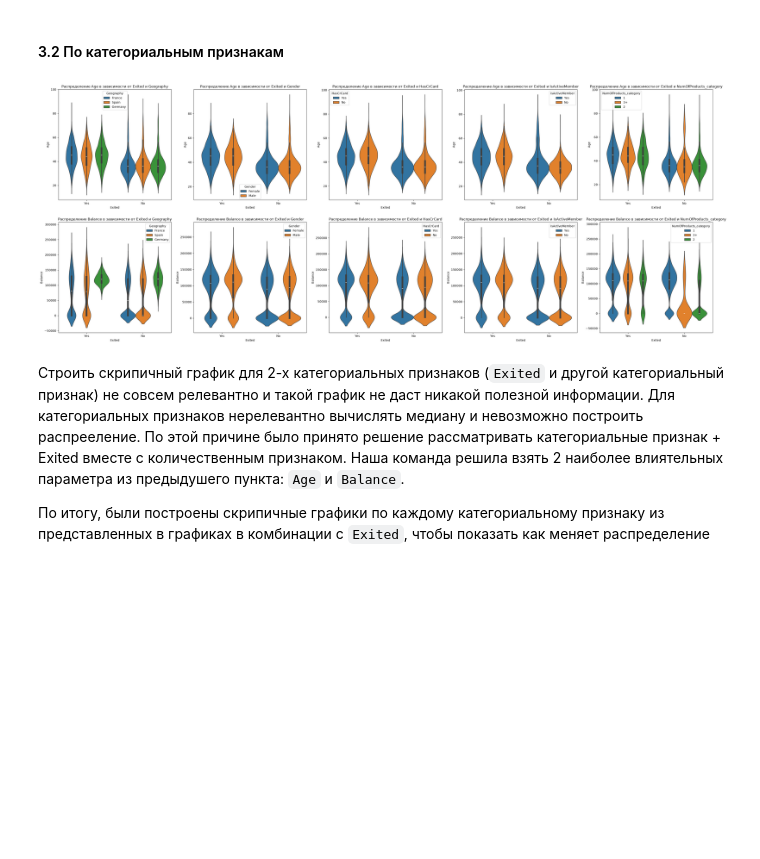
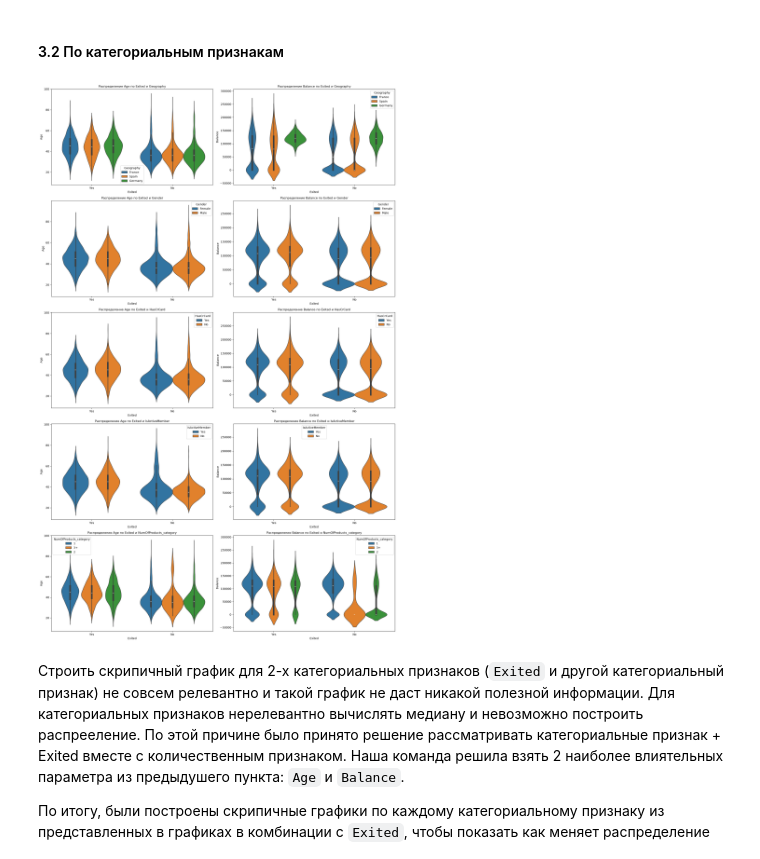
Before and after one commit to ddoszcx/bank-customer-churn, a Jupyter notebook: ПРОЕКТ (1).ipynb, the cells around one changed output. Cells and saved outputs as stored; diff of their text form; code cells hidden in the pictures; blank space fills up the shorter version.

````diff
--- a/ПРОЕКТ (1).ipynb
+++ b/ПРОЕКТ (1).ipynb
@@ -167,9 +180,9 @@ for i in range(len(numeric_cols)):
 # %%
 
-lst = ["CreditScore", "Age", "NumOfProducts"]
+lst = ["CreditScore", "Age"] # убрали NumOfProducts поскольку он не является непрерывнной переменной
 
-fig, ax = plt.subplots(1, 3, figsize=(20, 4)) # создаем сетку графиков с 1 строкой и 4 столбцами (для каждого признака в lst)
+fig, ax = plt.subplots(1, len(lst), figsize=(20, 4)) # создаем сетку графиков с 1 строкой и 2 столбцами (для каждого признака в lst)
 for i in range(len(lst)):
     ax[i].set_title(lst[i]) # добавляем заголовки на графики
-    ax[i].hist(df_clean[lst[i]]) # рисуем гистограммы
+    ax[i].hist(df_clean[lst[i]], bins = 25, density = True) # рисуем гистограммы
 # %% [output]
@@ -275,15 +289,13 @@ df_train, df_test = train_test_split(df_clean, test_size=0.2, random_state=42)
 
 df_train_clean = df_train.copy()
 
-a = ["Age"]
 
-for i in a:
-    q1 = df_train_clean[i].quantile(0.25)
-    q3 = df_train_clean[i].quantile(0.75)
-    IQR = q3 - q1
-    left = q1 - 1.5 * IQR
-    right = q3 + 1.5 * IQR
-    df_train_clean = df_train_clean[df_train_clean[i].between(left, right)]
+q1 = df_train_clean['Age'].quantile(0.25)
+q3 = df_train_clean['Age'].quantile(0.75)
+IQR = q3 - q1
+left = q1 - 1.5 * IQR
+right = q3 + 1.5 * IQR
+df_train_clean = df_train_clean[df_train_clean['Age'].between(left, right)]
 
 df_train_clean['Age_Category'] = df_train_clean['Age'].apply(g)
 df_train['Age_Category'] = df_train['Age'].apply(g)
@@ -410,11 +373,14 @@ df_clean_new["ln_Age"] = np.log(df_clean_new["Age"]) # новый признак
 numeric_cols_new = ['CreditScore', 'Age', "ln_Age", 'Tenure', 'Balance', 'EstimatedSalary'] # новый список количественных признаков
 
 
-fig, ax = plt.subplots(2, 3, figsize=(30, 10))
+# 3 строки, 2 столбца
+fig, ax = plt.subplots(3, 2, figsize=(16, 15))
 
 ax = ax.flatten()
 
 for i in range(len(numeric_cols_new)):
+    sns.histplot(df_clean_new[numeric_cols_new[i]], bins=40, kde=True, ax=ax[i])  # рисуем гистограммы с линиями KDE
 
-    sns.histplot(df_clean_new[numeric_cols_new[i]], bins=40, kde=True, ax=ax[i])  # рисуем гистограммы с линиями KDE
+plt.tight_layout()
+plt.show()
 # %% [output]
@@ -521,25 +504,25 @@ for i in range(len(numeric_cols_new)):
 # %%
 a = ["Age", "Balance"]
 
 categorical_cols_special = ['Geography', 'Gender', 'HasCrCard', 'IsActiveMember', "NumOfProducts_category"]
 
-fig, ax = plt.subplots(2, 5, figsize=(40, 15))
-
+# 5 строк, 2 колонки. Подходящий размер под вертикальную сетку
+fig, ax = plt.subplots(5, 2, figsize=(18, 28))
 ax = ax.flatten()
 
 index = 0
 
-for i in range(len(a)):
-    for j in range(len(categorical_cols_special)):
 
+for cat in categorical_cols_special:
+    for num in a:
+        sns.violinplot(x='Exited', y=num, hue=cat, data=df_prob, ax=ax[index])
+        ax[index].set_title(f"Распределение {num} по Exited и {cat}", fontsize=11)
+        index += 1
 
-        sns.violinplot(x='Exited', y=a[i], hue=categorical_cols_special[j], data=df_prob, ax= ax[index])
-
-        ax[index].set_title(f"Распределение {a[i]} в зависимости от Exited и {categorical_cols_special[j]}")
-
-        index += 1
+plt.tight_layout()
+plt.show()
 # %% [output]
-[figure, old version]
+[figure, new version]
 # %% [markdown]
 Строить скрипичный график для 2-х категориальных признаков (```Exited``` и другой категориальный признак) не совсем релевантно и такой график не даст никакой полезной информации. Для категориальных признаков нерелевантно вычислять медиану и невозможно построить распрееление. По этой причине было принято решение рассматривать категориальные признак + Exited вместе с количественным признаком. Наша команда решила взять 2 наиболее влиятельных параметра из предыдушего пункта: ```Age``` и ```Balance```.
 
````
Also changed, not shown: parts of 31 cells of this notebook.
